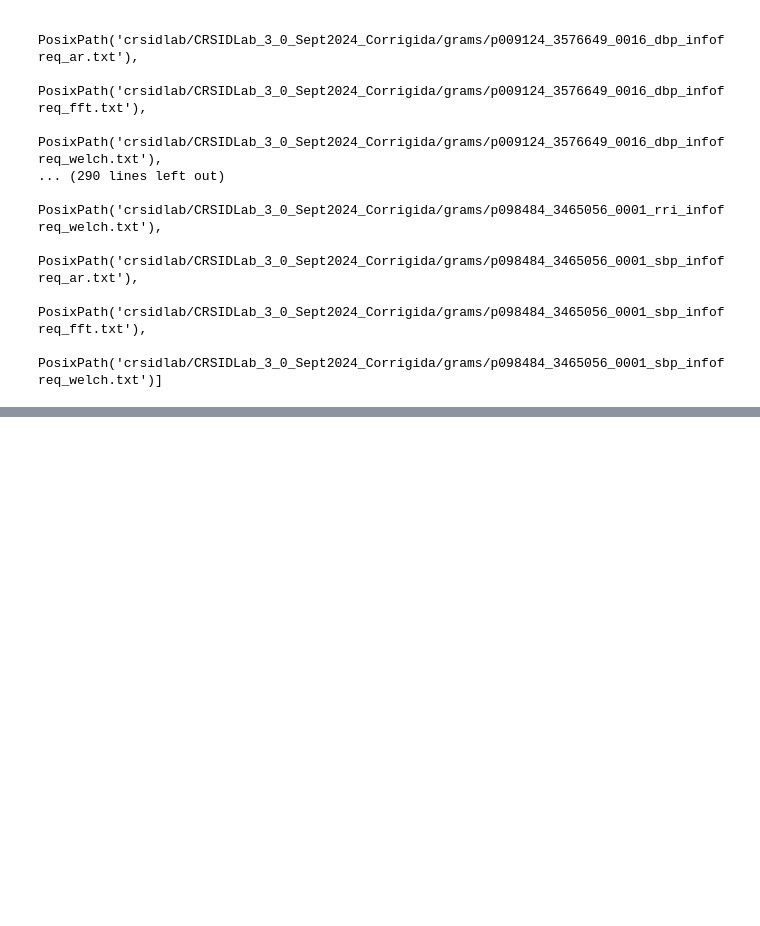
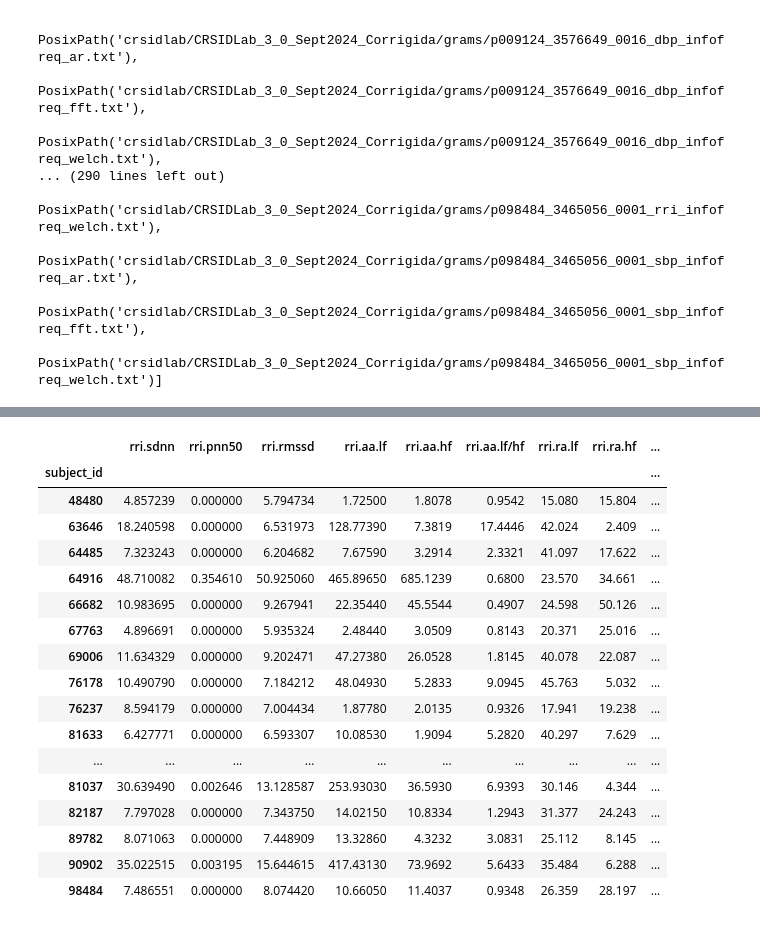
Before and after one commit to thvlio/masters-research, a Jupyter notebook: ecg_format.ipynb, the cells around one changed output, grey strips where cells are left out. Saved outputs shown, nothing was run; the diff lists cells and outputs as text; code cells hidden in the pictures; blank space fills up the shorter version.

```diff
--- a/ecg_format.ipynb
+++ b/ecg_format.ipynb
@@ -160 +91,73 @@ df_features
+# %%
+features = []
+for subject_id, segment_id in df_subjects['segment_id'].items():
+
+    subject_features = {'subject_id': subject_id}
+
+    subject_data_file = c.ECG_ABP_DIR / f'p{subject_id:06d}_{segment_id}.mat'
+    patient_data = scipy.io.loadmat(subject_data_file, squeeze_me=True)
+
+    rri = patient_data['rri_data'].astype(int)
+
+    subject_features['rri.sdnn'] = np.std(rri, ddof=1)
+
+    drri = np.diff(rri)
+
+    subject_features['rri.pnn50'] = (np.abs(drri) > 50).sum() / len(drri)
+
+    subject_features['rri.rmssd'] = np.sqrt((drri ** 2).mean())
+
+    rri_freq_file = exported_dir / f'p{subject_id:06d}_{segment_id}_rri_infofreq_welch.txt'
+    df_rri = pd.read_csv(rri_freq_file, sep='\t', index_col=0, header=0, nrows=3)
+
+    subject_features['rri.aa.lf'] = df_rri.loc['a.a.', 'LF'].item()
+    subject_features['rri.aa.hf'] = df_rri.loc['a.a.', 'HF'].item()
+    subject_features['rri.aa.lf/hf'] = df_rri.loc['a.a.', 'LF/HF'].item()
+
+    subject_features['rri.ra.lf'] = df_rri.loc['r.a.', 'LF'].item()
+    subject_features['rri.ra.hf'] = df_rri.loc['r.a.', 'HF'].item()
+    subject_features['rri.ra.lf/hf'] = df_rri.loc['r.a.', 'LF/HF'].item()
+
+    sbp_freq_file = exported_dir / f'p{subject_id:06d}_{segment_id}_sbp_infofreq_welch.txt'
+    df_sbp = pd.read_csv(sbp_freq_file, sep='\t', index_col=0, header=0, nrows=3)
+
+    subject_features['sbp.aa.lf'] = df_sbp.loc['a.a.', 'LF'].item()
+    subject_features['sbp.aa.hf'] = df_sbp.loc['a.a.', 'HF'].item()
+
+    subject_features['sbp.ra.lf'] = df_sbp.loc['r.a.', 'LF'].item()
+    subject_features['sbp.ra.hf'] = df_sbp.loc['r.a.', 'HF'].item()
+
+    dbp_freq_file = exported_dir / f'p{subject_id:06d}_{segment_id}_dbp_infofreq_welch.txt'
+    df_dbp = pd.read_csv(dbp_freq_file, sep='\t', index_col=0, header=0, nrows=3)
+
+    subject_features['dbp.aa.lf'] = df_dbp.loc['a.a.', 'LF'].item()
+    subject_features['dbp.aa.hf'] = df_dbp.loc['a.a.', 'HF'].item()
+
+    subject_features['dbp.ra.lf'] = df_dbp.loc['r.a.', 'LF'].item()
+    subject_features['dbp.ra.hf'] = df_dbp.loc['r.a.', 'HF'].item()
+
+    # subject_features = {'subject_id': subject_id} | {k: v for k, v in subject_features.items()}
+    features.append(subject_features)
+
+df_features = pd.DataFrame(data=features).set_index('subject_id')
+df_features
+# %% [output]
+|  | rri.sdnn | rri.pnn50 | rri.rmssd | rri.aa.lf | rri.aa.hf | rri.aa.lf/hf | rri.ra.lf | rri.ra.hf | ... |
+| subject_id |  |  |  |  |  |  |  |  | ... |
+| 48480 | 4.857239 | 0.000000 | 5.794734 | 1.72500 | 1.8078 | 0.9542 | 15.080 | 15.804 | ... |
+| 63646 | 18.240598 | 0.000000 | 6.531973 | 128.77390 | 7.3819 | 17.4446 | 42.024 | 2.409 | ... |
+| 64485 | 7.323243 | 0.000000 | 6.204682 | 7.67590 | 3.2914 | 2.3321 | 41.097 | 17.622 | ... |
+| 64916 | 48.710082 | 0.354610 | 50.925060 | 465.89650 | 685.1239 | 0.6800 | 23.570 | 34.661 | ... |
+| 66682 | 10.983695 | 0.000000 | 9.267941 | 22.35440 | 45.5544 | 0.4907 | 24.598 | 50.126 | ... |
+| 67763 | 4.896691 | 0.000000 | 5.935324 | 2.48440 | 3.0509 | 0.8143 | 20.371 | 25.016 | ... |
+| 69006 | 11.634329 | 0.000000 | 9.202471 | 47.27380 | 26.0528 | 1.8145 | 40.078 | 22.087 | ... |
+| 76178 | 10.490790 | 0.000000 | 7.184212 | 48.04930 | 5.2833 | 9.0945 | 45.763 | 5.032 | ... |
+| 76237 | 8.594179 | 0.000000 | 7.004434 | 1.87780 | 2.0135 | 0.9326 | 17.941 | 19.238 | ... |
+| 81633 | 6.427771 | 0.000000 | 6.593307 | 10.08530 | 1.9094 | 5.2820 | 40.297 | 7.629 | ... |
+| ... | ... | ... | ... | ... | ... | ... | ... | ... | ... |
+| 81037 | 30.639490 | 0.002646 | 13.128587 | 253.93030 | 36.5930 | 6.9393 | 30.146 | 4.344 | ... |
+| 82187 | 7.797028 | 0.000000 | 7.343750 | 14.02150 | 10.8334 | 1.2943 | 31.377 | 24.243 | ... |
+| 89782 | 8.071063 | 0.000000 | 7.448909 | 13.32860 | 4.3232 | 3.0831 | 25.112 | 8.145 | ... |
+| 90902 | 35.022515 | 0.003195 | 15.644615 | 417.43130 | 73.9692 | 5.6433 | 35.484 | 6.288 | ... |
+| 98484 | 7.486551 | 0.000000 | 8.074420 | 10.66050 | 11.4037 | 0.9348 | 26.359 | 28.197 | ... |
 # %%
```
Also changed, not shown: parts of 16 cells of this notebook, 4 other files.
